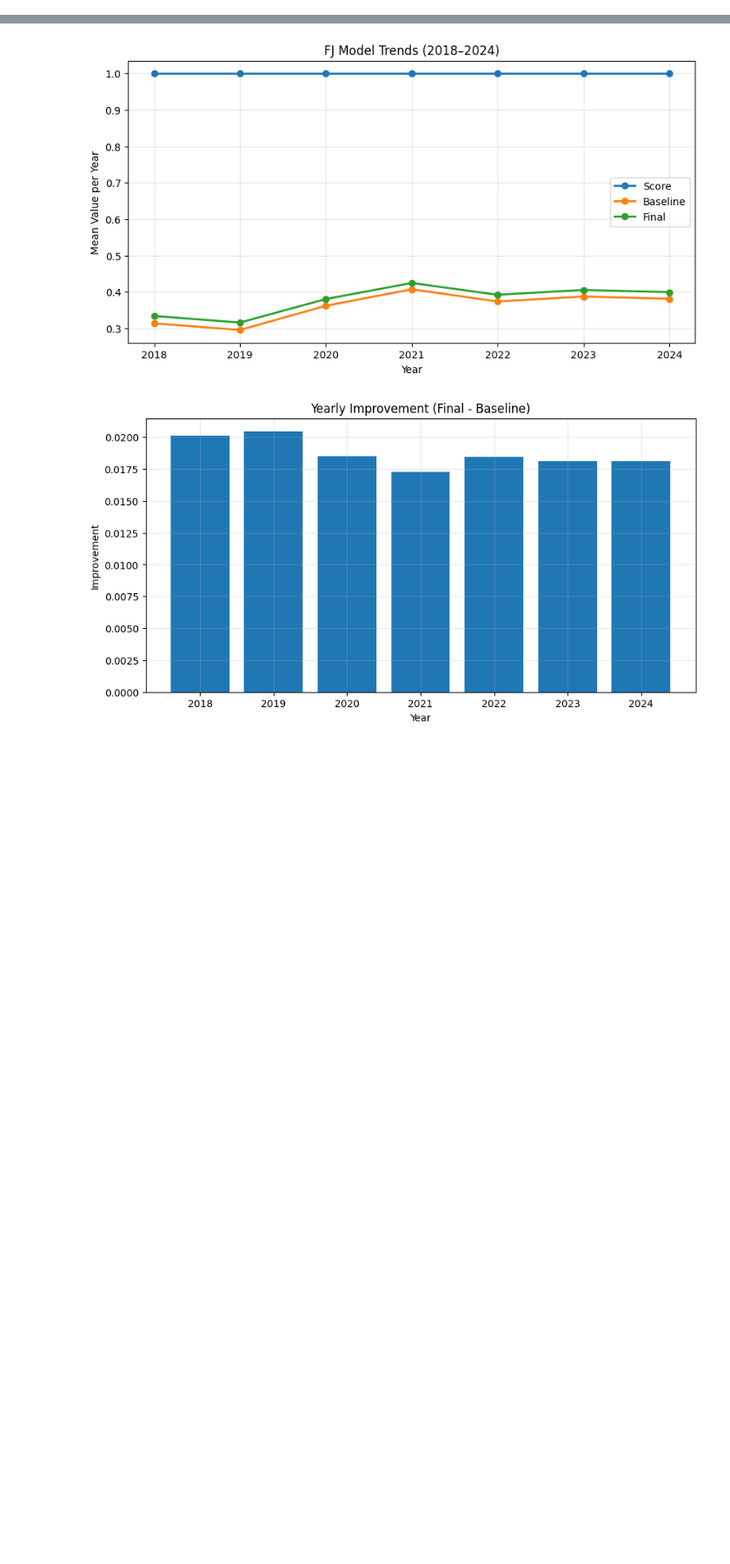
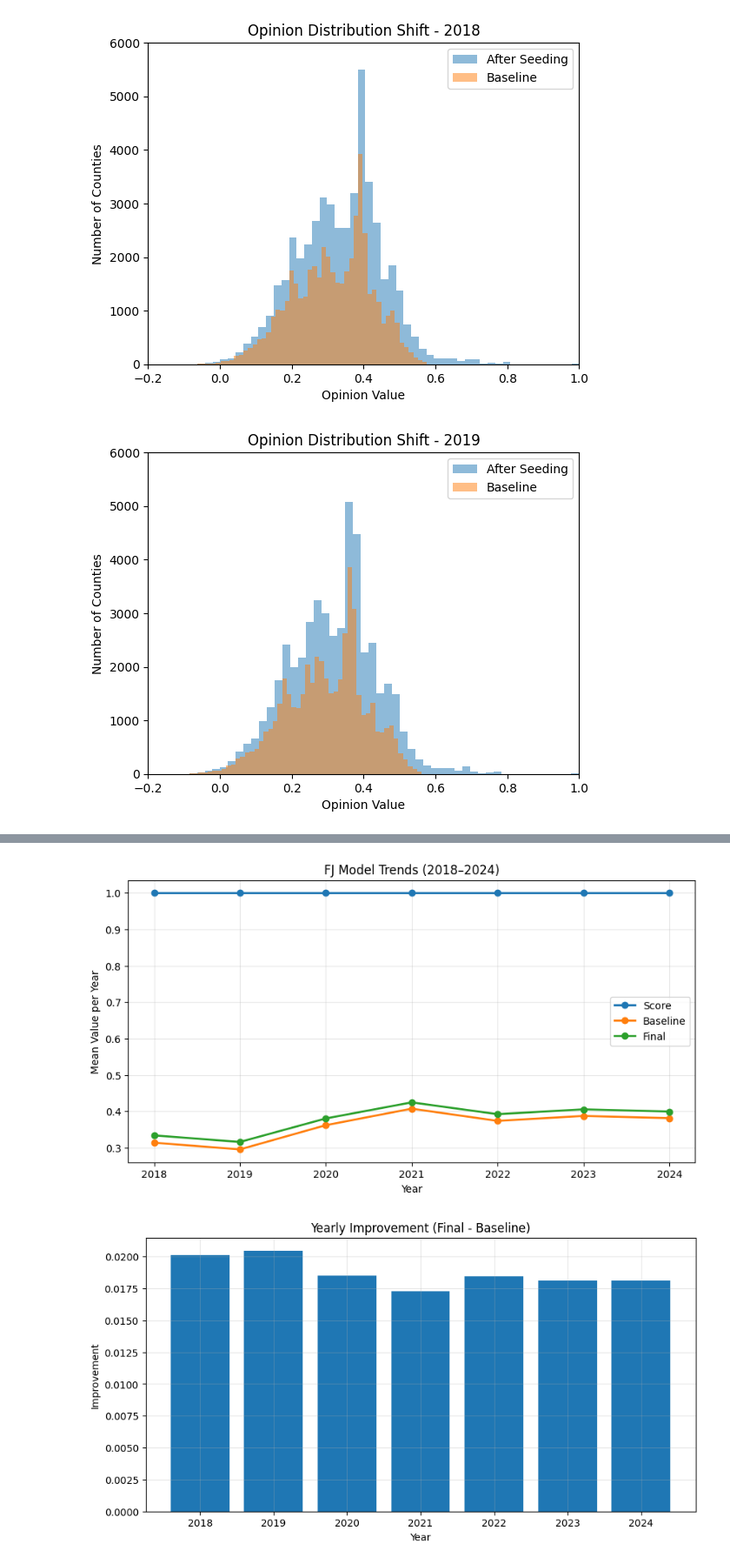
Before and after one commit to EBruda/Climate_Survey_Influence_Maximization, a Jupyter notebook: visualize_fj.ipynb, the cells around one changed output, grey strips where cells are left out. Shown at 87% size. Saved outputs shown, nothing was run; the diff lists cells and outputs as text; code cells hidden in the pictures; blank space fills up the shorter version.

Commit message:
add visualization changes

```diff
--- a/visualize_fj.ipynb
+++ b/visualize_fj.ipynb
@@ -1,28 +6,45 @@
+# %%
+
+def plot_distribution_shift(x_baseline, x_final, year):
+    plt.figure()
+
+    plt.hist(x_final, bins=50, alpha=0.5, label="After Seeding")
+    plt.hist(x_baseline, bins=50, alpha=0.5, label="Baseline")
+
+    plt.xlabel("Opinion Value")
+    plt.ylabel("Number of Counties")
+    plt.title(f"Opinion Distribution Shift - {year}")
+    plt.xlim([-0.2, 1.0])
+    plt.ylim([0, 6000])
+    plt.legend()
+    plt.savefig(f"visualizations/{year}_opinion_distribution_shift.png")
+    plt.show()
 # %%
-import os
-import pickle
-import numpy as np
-import matplotlib.pyplot as plt
 
 base_dir = "fj_model_results"
 
 years = []
 scores = []
 baselines = []
 finals = []
 
 for year in range(2018, 2025):
     file_path = os.path.join(base_dir, f"{year}_results.pickle")
 
     with open(file_path, "rb") as f:
         results = pickle.load(f)
 
     years.append(year)
     scores.append(np.mean(results["scores"]))       # aggregate per year
     baselines.append(np.mean(results["x_baseline"]))
     finals.append(np.mean(results["x_final"]))
 
+    plot_distribution_shift(results["x_baseline"], results["x_final"], year)
+
 years = np.array(years)
 scores = np.array(scores)
 baselines = np.array(baselines)
 finals = np.array(finals)
+# %% [output]
+[figure, added]
+[figure, added]
```
Also changed, not shown: parts of 3 cells of this notebook, 15 other files.
